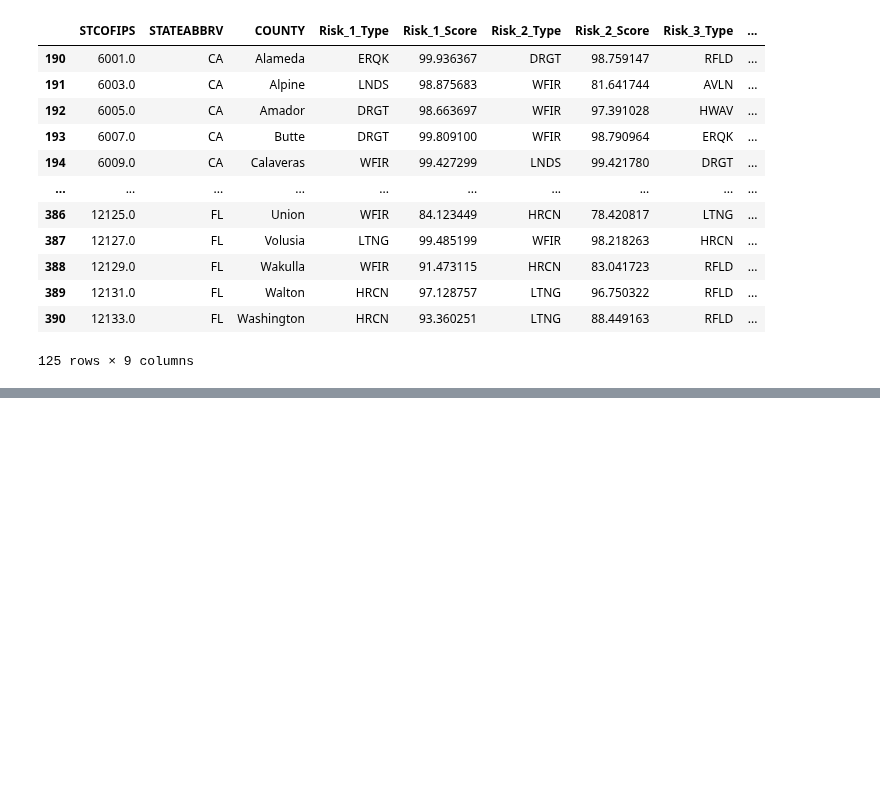
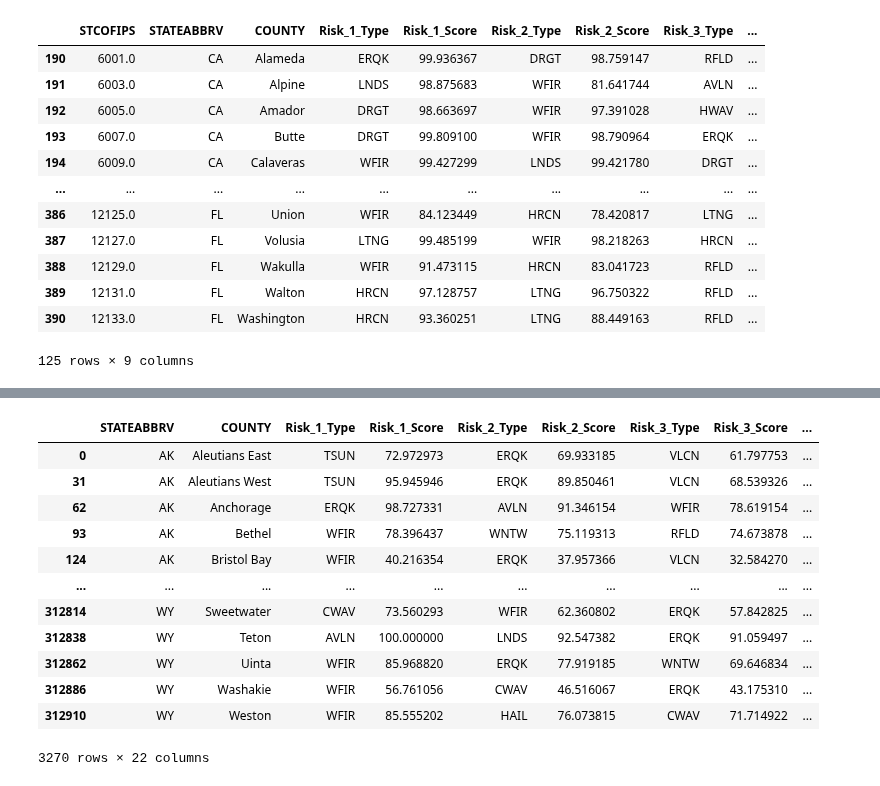
Before and after one commit to jahnavi-maddhuri/Climate-Risk-Impact-on-House-Prices, a Jupyter notebook: DataCleaning_zx.ipynb, the cells around one changed output, grey strips where cells are left out. Drawn from its saved outputs; the diff is of its cells as text; code cells hidden in the pictures; blank space fills up the shorter version.

```diff
--- a/DataCleaning_zx.ipynb
+++ b/DataCleaning_zx.ipynb
@@ -142,0 +236,35 @@ df2
+# %%
+columns_to_drop = [
+    "STCOFIPS",
+    "Unnamed: 0",
+    "state",
+    "county_risk",
+    "county_tax",
+    "county_match",
+    "county_price",
+    "county_inc",
+    "state_name",
+    "county_unemp",
+    "county_dem",
+    "risk_value",
+]
+
+# Drop the specified columns from the DataFrame
+final_df_cleaned = final_df.drop(columns=columns_to_drop)
+
+# Display the new DataFrame
+final_df_cleaned
+# %% [output]
+|  | STATEABBRV | COUNTY | Risk_1_Type | Risk_1_Score | Risk_2_Type | Risk_2_Score | Risk_3_Type | Risk_3_Score | ... |
+| 0 | AK | Aleutians East | TSUN | 72.972973 | ERQK | 69.933185 | VLCN | 61.797753 | ... |
+| 31 | AK | Aleutians West | TSUN | 95.945946 | ERQK | 89.850461 | VLCN | 68.539326 | ... |
+| 62 | AK | Anchorage | ERQK | 98.727331 | AVLN | 91.346154 | WFIR | 78.619154 | ... |
+| 93 | AK | Bethel | WFIR | 78.396437 | WNTW | 75.119313 | RFLD | 74.673878 | ... |
+| 124 | AK | Bristol Bay | WFIR | 40.216354 | ERQK | 37.957366 | VLCN | 32.584270 | ... |
+| ... | ... | ... | ... | ... | ... | ... | ... | ... | ... |
+| 312814 | WY | Sweetwater | CWAV | 73.560293 | WFIR | 62.360802 | ERQK | 57.842825 | ... |
+| 312838 | WY | Teton | AVLN | 100.000000 | LNDS | 92.547382 | ERQK | 91.059497 | ... |
+| 312862 | WY | Uinta | WFIR | 85.968820 | ERQK | 77.919185 | WNTW | 69.646834 | ... |
+| 312886 | WY | Washakie | WFIR | 56.761056 | CWAV | 46.516067 | ERQK | 43.175310 | ... |
+| 312910 | WY | Weston | WFIR | 85.555202 | HAIL | 76.073815 | CWAV | 71.714922 | ... |
+3270 rows × 22 columns
```
Also changed, not shown: parts of 12 cells of this notebook, 1 other file.
